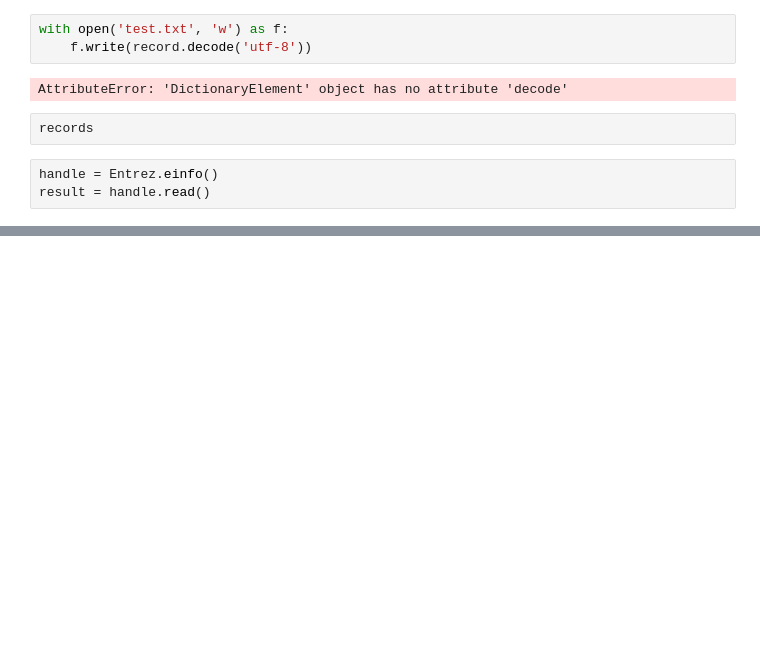
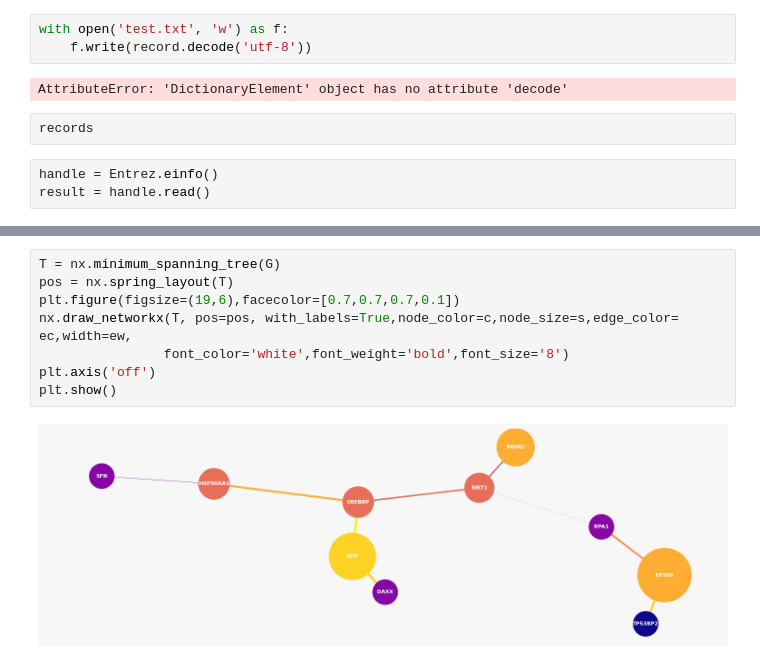
Before and after one commit to Song-Juntae/bioinformatics, a Jupyter notebook: note.ipynb, the cells around one changed output, grey strips where cells are left out. Drawn from its saved outputs; the diff is of its cells as text; blank space fills up the shorter version.

```diff
--- a/note.ipynb
+++ b/note.ipynb
@@ -99,0 +212,10 @@ result = handle.read()
+# %%
+T = nx.minimum_spanning_tree(G)
+pos = nx.spring_layout(T)
+plt.figure(figsize=(19,6),facecolor=[0.7,0.7,0.7,0.1])
+nx.draw_networkx(T, pos=pos, with_labels=True,node_color=c,node_size=s,edge_color= ec,width=ew,
+                font_color='white',font_weight='bold',font_size='8')
+plt.axis('off')
+plt.show()
+# %% [output]
+[figure, added]
```
Also changed, not shown: parts of 12 cells of this notebook.
